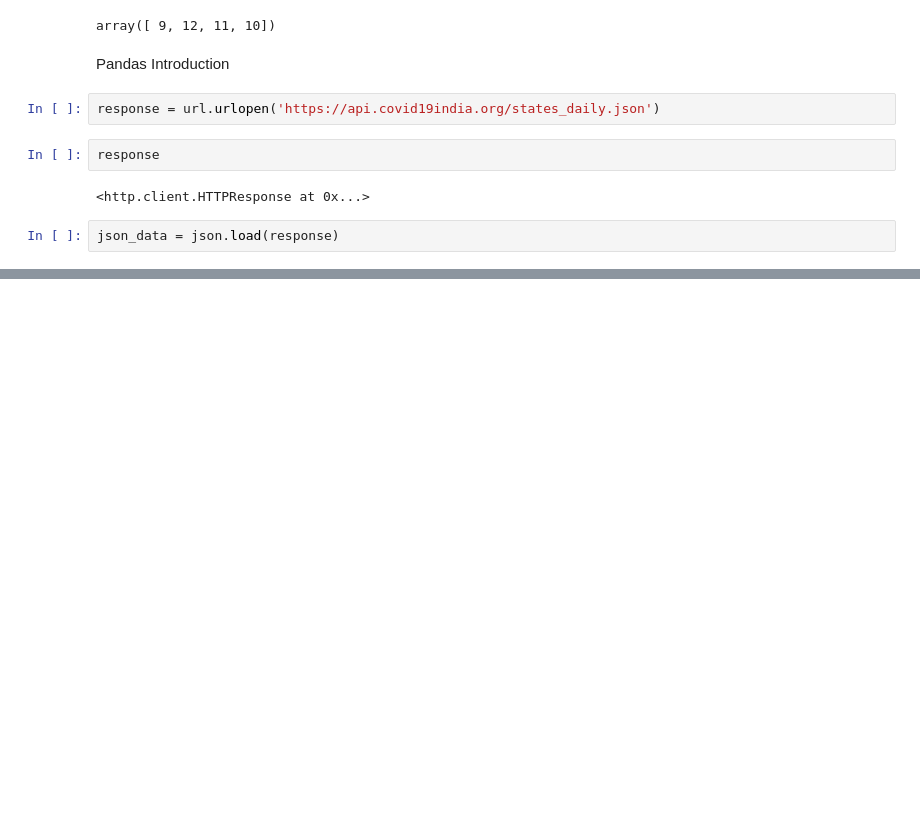
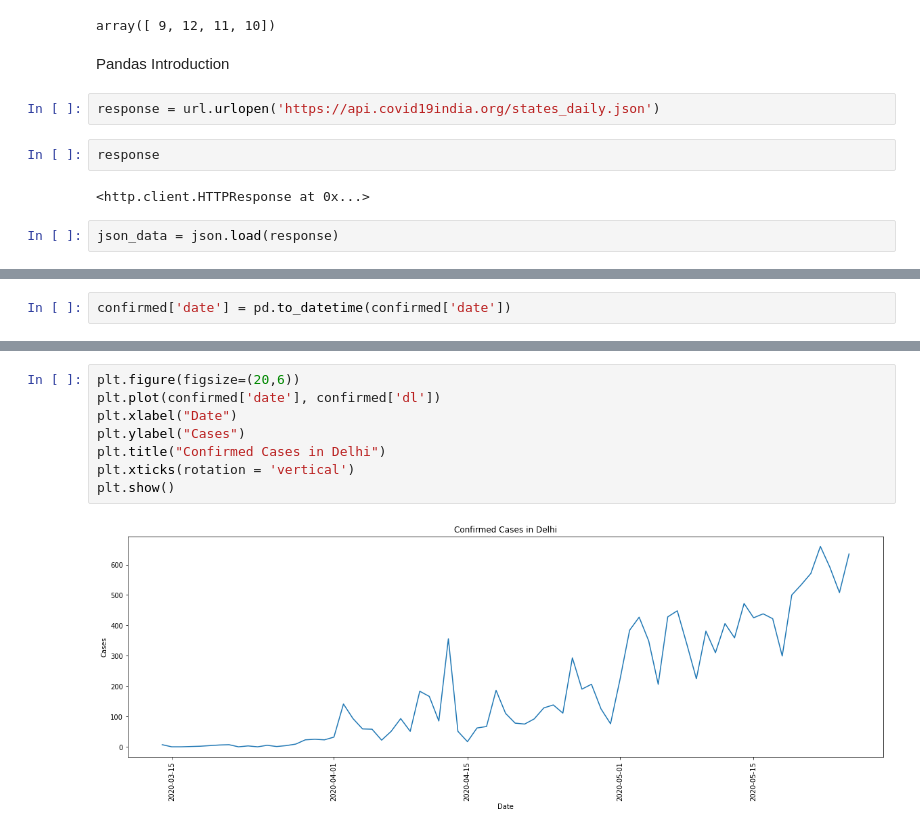
Before and after one commit to brainmentorspvtltd/ML_OnlineFDP, a Jupyter notebook: DataAnalysis.ipynb, the cells around one changed output, grey strips where cells are left out. Saved outputs shown, nothing was run; the diff lists cells and outputs as text; blank space fills up the shorter version.

```diff
--- a/DataAnalysis.ipynb
+++ b/DataAnalysis.ipynb
@@ -94,0 +221,2 @@ json_data
+# %%
+confirmed['date'] = pd.to_datetime(confirmed['date'])
@@ -94,0 +238,10 @@ json_data
+# %%
+plt.figure(figsize=(20,6))
+plt.plot(confirmed['date'], confirmed['dl'])
+plt.xlabel("Date")
+plt.ylabel("Cases")
+plt.title("Confirmed Cases in Delhi")
+plt.xticks(rotation = 'vertical')
+plt.show()
+# %% [output]
+[figure, added]
```
Also changed, not shown: parts of 30 cells of this notebook.
